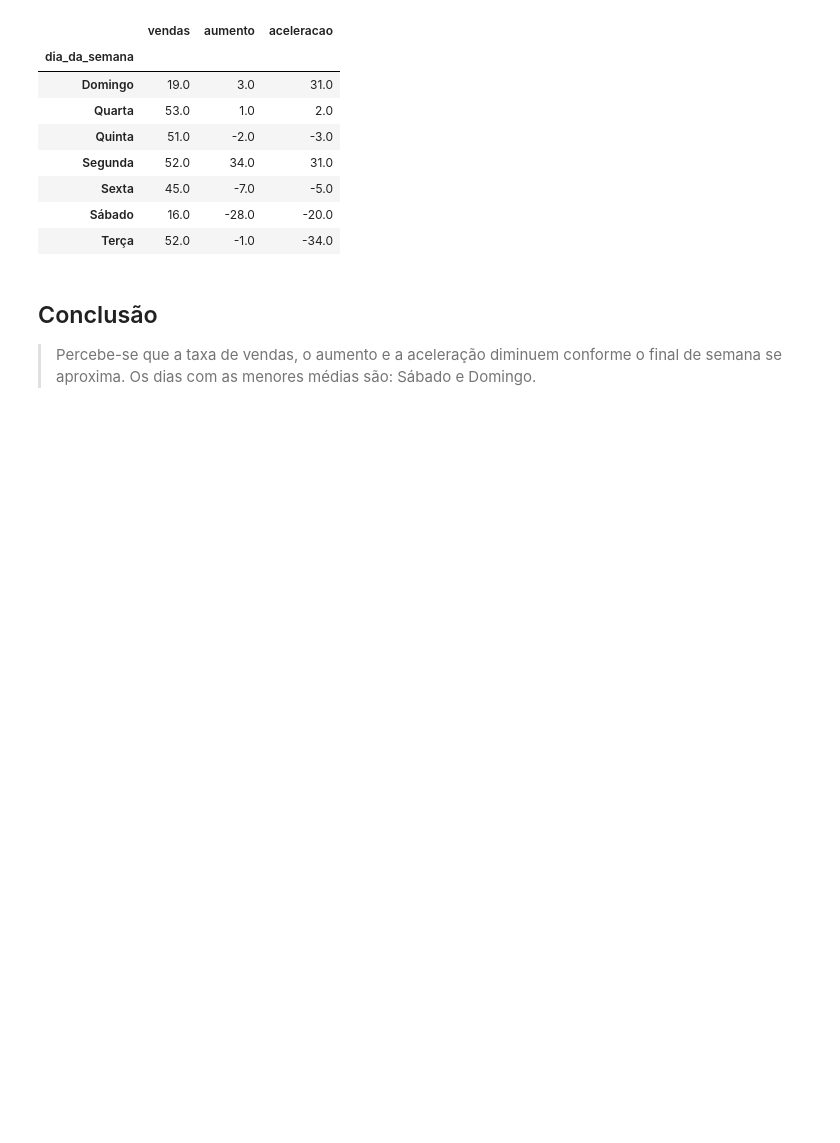
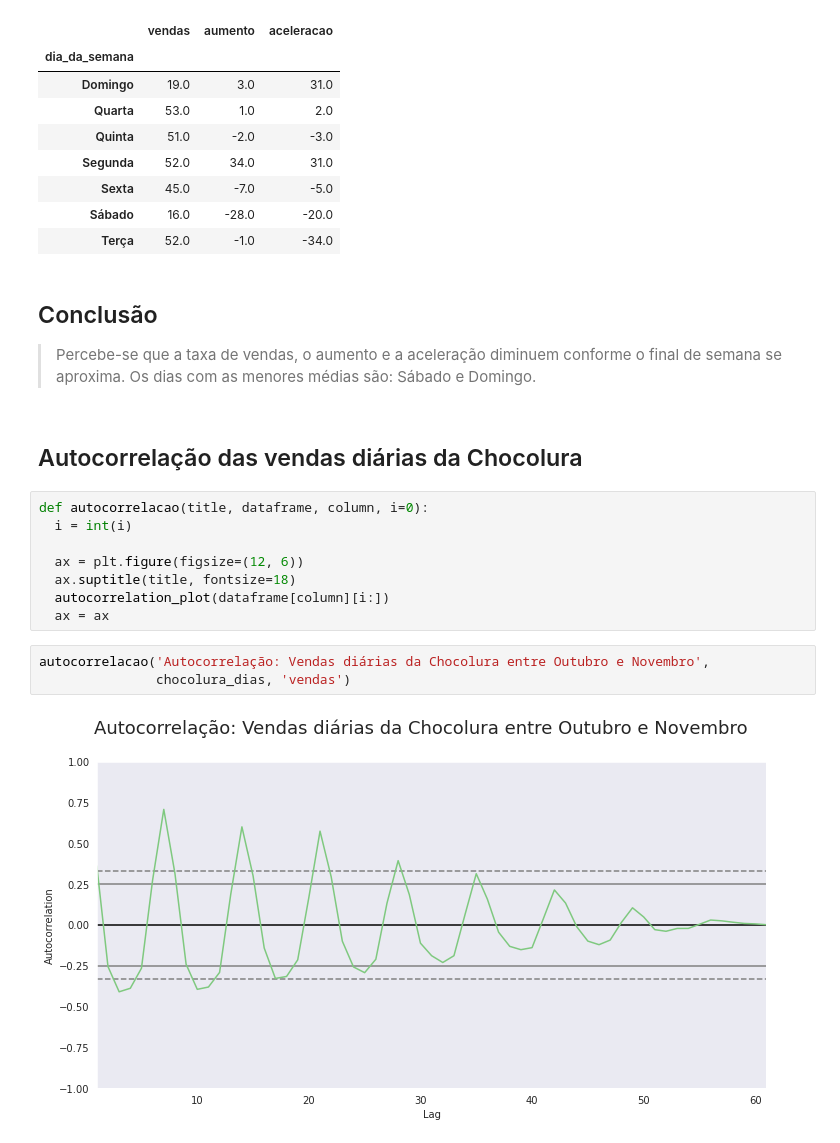
Before and after one commit to strawndri/time-series, a Jupyter notebook: time_series.ipynb, the cells around one changed output. Saved outputs shown, nothing was run; the diff lists cells and outputs as text; blank space fills up the shorter version.

Commit message:
Autocorrelação das vendas  diárias - Chocolura

```diff
--- a/time_series.ipynb
+++ b/time_series.ipynb
@@ -367,3 +367,18 @@ vendas_agrupadas
 ## Conclusão
 
 > Percebe-se que a taxa de vendas, o aumento e a aceleração diminuem conforme o final de semana se aproxima. Os dias com as menores médias são: Sábado e Domingo.
+# %% [markdown]
+## Autocorrelação das vendas diárias da Chocolura
+# %%
+def autocorrelacao(title, dataframe, column, i=0):
+  i = int(i)
+
+  ax = plt.figure(figsize=(12, 6))
+  ax.suptitle(title, fontsize=18)
+  autocorrelation_plot(dataframe[column][i:])
+  ax = ax
+# %%
+autocorrelacao('Autocorrelação: Vendas diárias da Chocolura entre Outubro e Novembro',
+               chocolura_dias, 'vendas')
+# %% [output]
+[figure, added]
```
Also changed, not shown: parts of 3 cells of this notebook.
